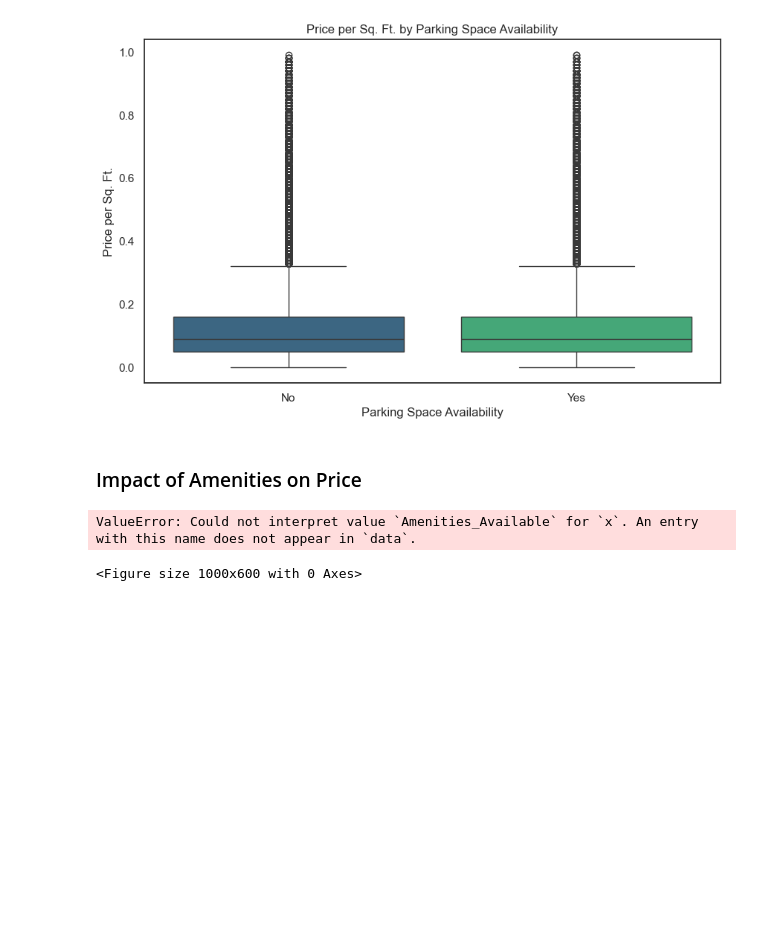
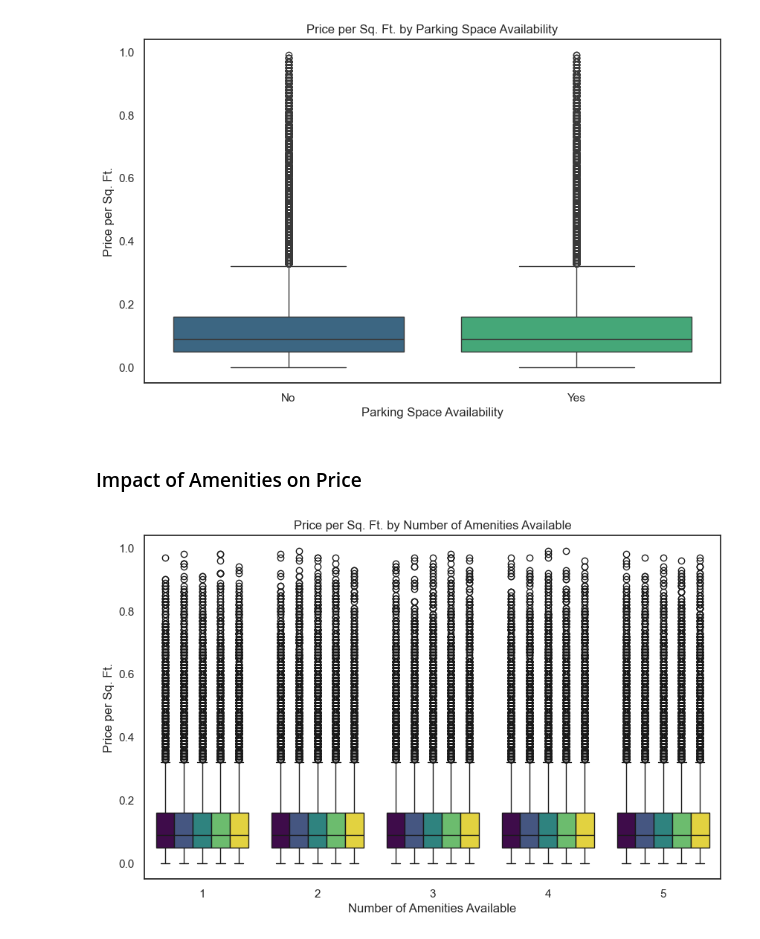
Before and after one commit to kiran86/realestate-advisor, a Jupyter notebook: notebooks/eda.ipynb, the cells around one changed output. Drawn from its saved outputs; the diff is of its cells as text; code cells hidden in the pictures; blank space fills up the shorter version.

```diff
--- a/notebooks/eda.ipynb
+++ b/notebooks/eda.ipynb
@@ -392,15 +410,21 @@ plt.show()
 # %% [markdown]
 ### Impact of Amenities on Price
 # %%
+# Create column for count of amenities available
+df["Amenity_Count"] = df["Amenities"].apply(lambda x: len(x.split(',')) if pd.notnull(x) else 0)
+
 plt.figure(figsize=(10,6))
 sns.boxplot(
     data=df,
-    x="Amenities_Available",
+    x="Amenity_Count",
     y="Price_per_SqFt",
     palette="viridis",
-    hue="Property_Type",
+    hue="BHK",
     legend=False,
 )
+plt.title("Price per Sq. Ft. by Number of Amenities Available")
+plt.xlabel("Number of Amenities Available")
+plt.ylabel("Price per Sq. Ft.")
+plt.show()
 # %% [output]
-ValueError: Could not interpret value `Amenities_Available` for `x`. An entry with this name does not appear in `data`.
-<Figure size 1000x600 with 0 Axes>
+[figure, added]
```
Also changed, not shown: parts of 3 cells of this notebook, 2 other files.
